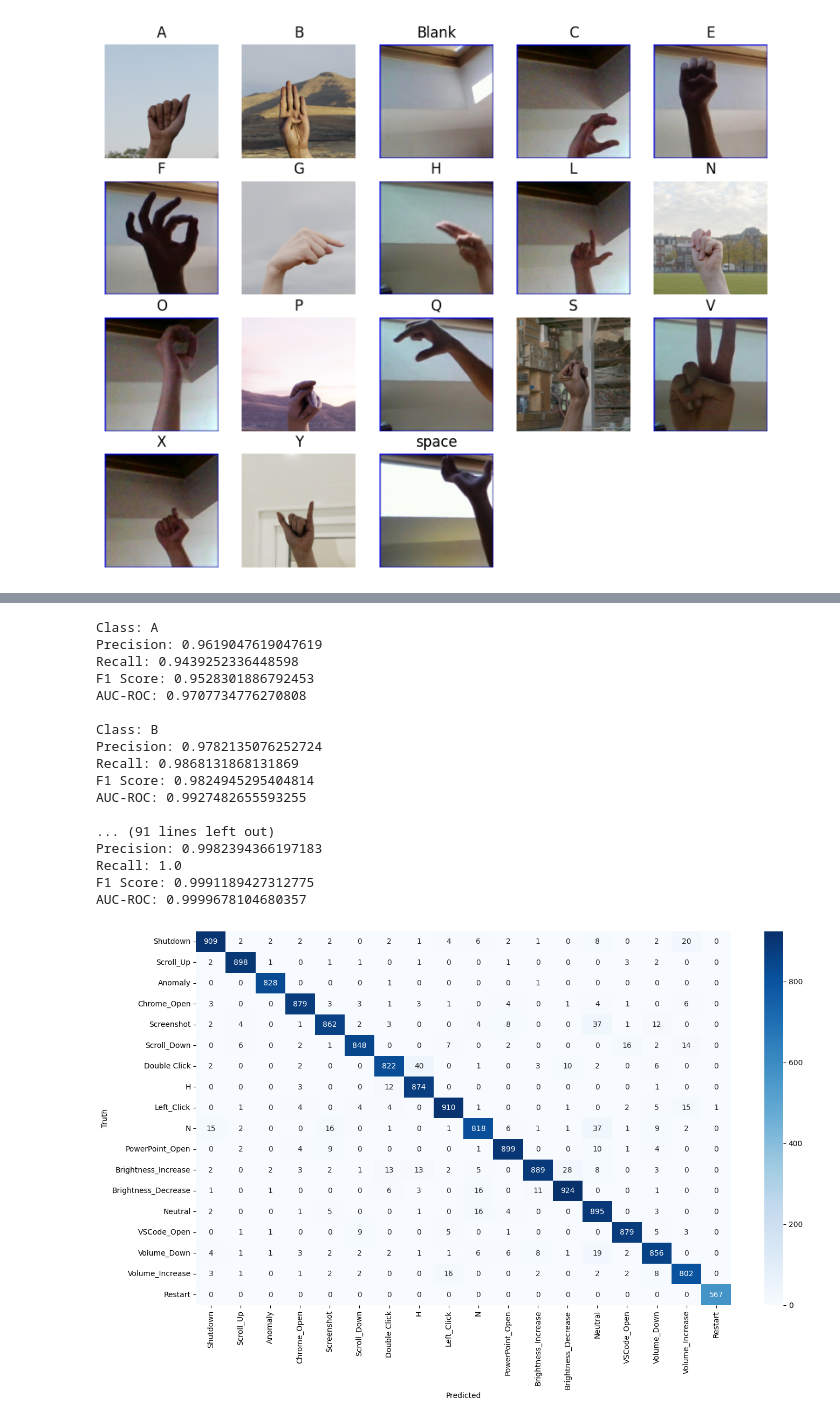
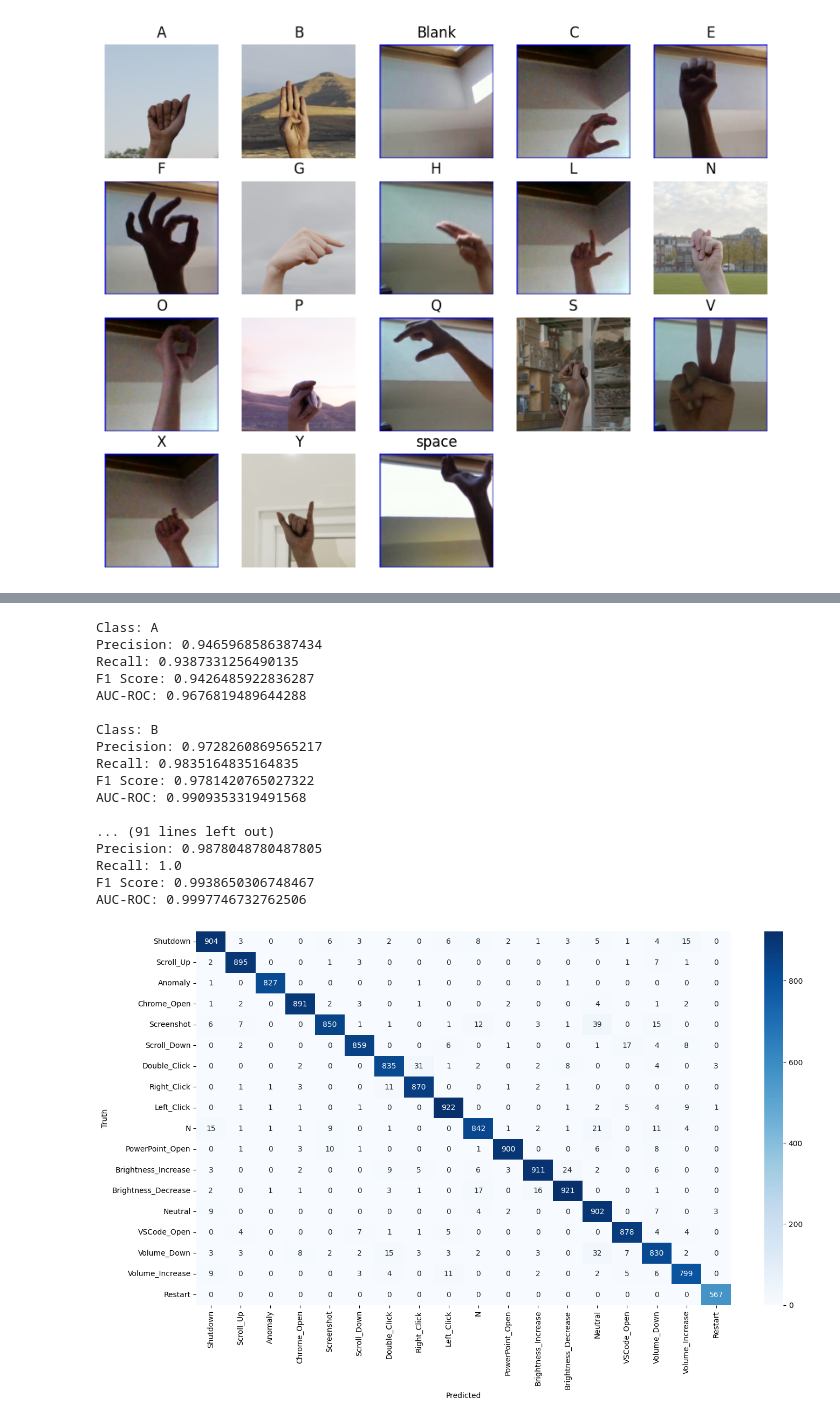
Before and after one commit to AbhinashShrestha/GBHCI, a Jupyter notebook: Model_Training/main_efficientnetv2.ipynb, the cells around one changed output, grey strips where cells are left out. Saved outputs shown, nothing was run; the diff lists cells and outputs as text; code cells hidden in the pictures.

Commit message:
EfficientNetV2B2_FEB_22_batch_size_64_18_classes_A_B_Blank_C_E_F_G_H_L_N_O_P_Q_S_V_X_Y_space

```diff
--- a/Model_Training/main_efficientnetv2.ipynb
+++ b/Model_Training/main_efficientnetv2.ipynb
@@ -12,6 +12,6 @@ from keras.applications import EfficientNetV2B3
 # %%
 # Cell 2: Define constants
-BATCH_SIZE = 16
+BATCH_SIZE = 64
 IMG_HEIGHT = 300
 IMG_WIDTH = 300
 DATA_DIR = "/home/anon/MajorProject/Data/final_asl_mix"
@@ -196,7 +194,7 @@ for i, class_name in enumerate(class_names):
 # %%
 # Cell 6: Build model
 inputs = layers.Input(shape=(IMG_WIDTH, IMG_HEIGHT, 3))
-model = EfficientNetV2B3(include_top=False, input_tensor=inputs, weights="imagenet")
+model = EfficientNetV2B2(include_top=False, input_tensor=inputs, weights="imagenet")
 
 # Freeze the pretrained weights
 model.trainable = False
@@ -211,7 +209,7 @@ outputs = layers.Dense(num_classes, activation="softmax", name="pred", kernel_re
 # outputs = layers.Dense(num_classes, activation="softmax", name="pred")(x)  # Removed L2 regularization
 
 # Compile
-model = keras.Model(inputs, outputs, name="EfficientNetV2B3")
+model = keras.Model(inputs, outputs, name="EfficientNetV2B2")
 lr_schedule = keras.optimizers.schedules.ExponentialDecay(initial_learning_rate=1e-4, decay_steps=10000, decay_rate=0.9)
 optimizer = keras.optimizers.Adam(learning_rate=lr_schedule)
 model.compile(optimizer=optimizer, loss="sparse_categorical_crossentropy", metrics=["accuracy","SparseCategoricalAccuracy", "SparseTopKCategoricalAccuracy"])
@@ -254,6 +252,6 @@ checkpoint_filepath = '/home/anon/MajorProject/Non_Git/Checkpoints/final/checkpo
 model_checkpoint = ModelCheckpoint(filepath=checkpoint_filepath, monitor='val_accuracy', mode='max', save_best_only=True)
 # %%
 #Cell 8 train the model
-epochs = 30
+epochs = 60
 hist = model.fit(train_ds, epochs=epochs, validation_data=val_ds, callbacks=[early_stopping, model_checkpoint,reduce_lr])
 # %% [output]
@@ -417,8 +415,8 @@ class_label_mapping = {
     'C': 'Chrome_Open',
     'E': 'Screenshot',
     'F': 'Scroll_Down',
-    'G': 'Double Click',
-    'H': 'H',
+    'G': 'Double_Click',
+    'H': 'Right_Click',
     # 'I': 'I',
     'L': 'Left_Click',
     'N': 'N',
@@ -438,45 +436,45 @@ class_label_mapping = {
 # Create a dictionary that maps indices to labels
 class_labels = {i: class_label_mapping[name] for i, name in enumerate(class_names)}
 
 # Print metrics for each class
 for i, class_name in enumerate(class_names):
     print(f"Class: {class_name}")
     print(f"Precision: {precision[i]}")
     print(f"Recall: {recall[i]}")
     print(f"F1 Score: {f1[i]}")
     print(f"AUC-ROC: {auc_roc[i]}")
     print()
 
 # # Plot confusion matrix as a heatmap
 # plt.figure(figsize=(16,9))
 # sns.heatmap(cm, annot=True, fmt='d',xticklabels=class_names, yticklabels=class_names, cmap='Blues')
 # plt.xlabel('Predicted')
 # plt.ylabel('Truth')
 # plt.show()
 plt.figure(figsize=(16,9))
 sns.heatmap(cm, annot=True, fmt='d', xticklabels=class_labels.values(), yticklabels=class_labels.values(), cmap='Blues')
 plt.xlabel('Predicted')
 plt.ylabel('Truth')
 plt.show()
 # %% [output]
 Class: A
-Precision: 0.9619047619047619
-Recall: 0.9439252336448598
-F1 Score: 0.9528301886792453
-AUC-ROC: 0.9707734776270808
+Precision: 0.9465968586387434
+Recall: 0.9387331256490135
+F1 Score: 0.9426485922836287
+AUC-ROC: 0.9676819489644288
 
 Class: B
-Precision: 0.9782135076252724
-Recall: 0.9868131868131869
-F1 Score: 0.9824945295404814
-AUC-ROC: 0.9927482655593255
+Precision: 0.9728260869565217
+Recall: 0.9835164835164835
+F1 Score: 0.9781420765027322
+AUC-ROC: 0.9909353319491568
 
 ... (91 lines left out)
-Precision: 0.9982394366197183
+Precision: 0.9878048780487805
 Recall: 1.0
-F1 Score: 0.9991189427312775
-AUC-ROC: 0.9999678104680357
+F1 Score: 0.9938650306748467
+AUC-ROC: 0.9997746732762506
-[figure, old version]
+[figure, new version]
 # %%
 # let's visualize layer names and layer indices to see how many layers
 # we should freeze:
```
Also changed, not shown: parts of 17 cells of this notebook.
